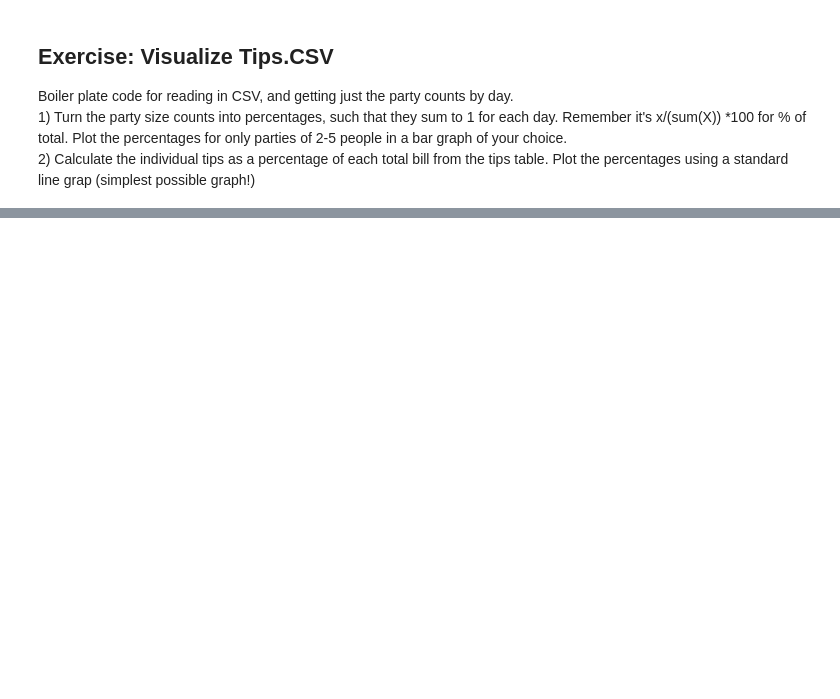
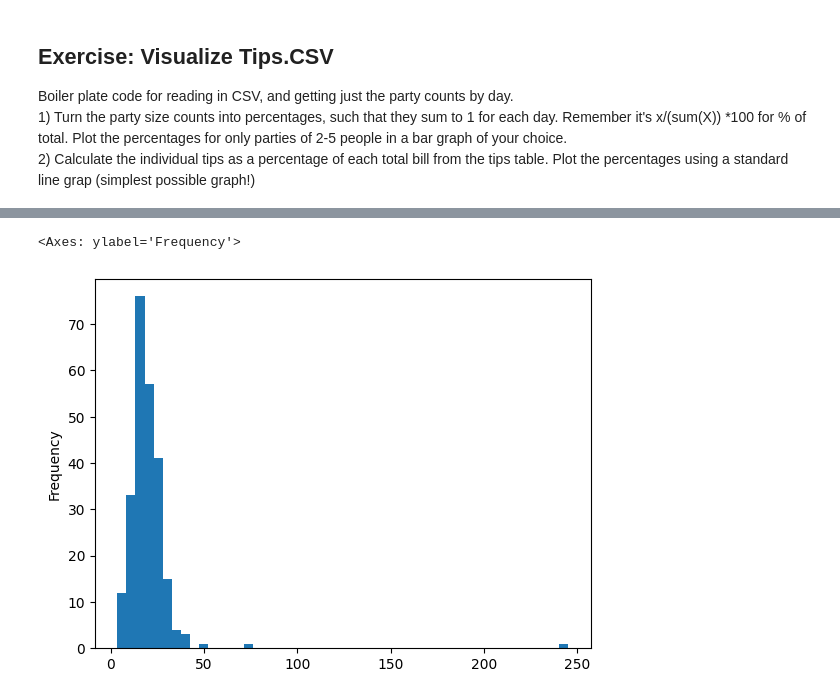
Before and after one commit to BrennanStopnik/401_work, a Jupyter notebook: 6_22.ipynb, the cells around one changed output, grey strips where cells are left out. Cells and saved outputs as stored; diff of their text form; code cells hidden in the pictures; blank space fills up the shorter version.

```diff
--- a/6_22.ipynb
+++ b/6_22.ipynb
@@ -408,0 +419,5 @@ import matplotlib.pyplot as plt
+# %%
+# 2a) Calculate the individual tips as a percentage of each total bill from the tips table. Plot the percentages using a standard line grap (simplest possible graph!)
+
+tips['tip_pct'] = tips['tip'] / (tips['total_bill'] - tips['tip']) *100
+tips.head(10)
@@ -408,0 +436,7 @@ import matplotlib.pyplot as plt
+# %%
+# Plot the percentages using a standard line grap (simplest possible graph!)
+
+tips['tip_pct'].plot.hist(bins=50)
+# %% [output]
+<Axes: ylabel='Frequency'>
+[figure, added]
```
Also changed, not shown: parts of 28 cells of this notebook, 3 other files.
